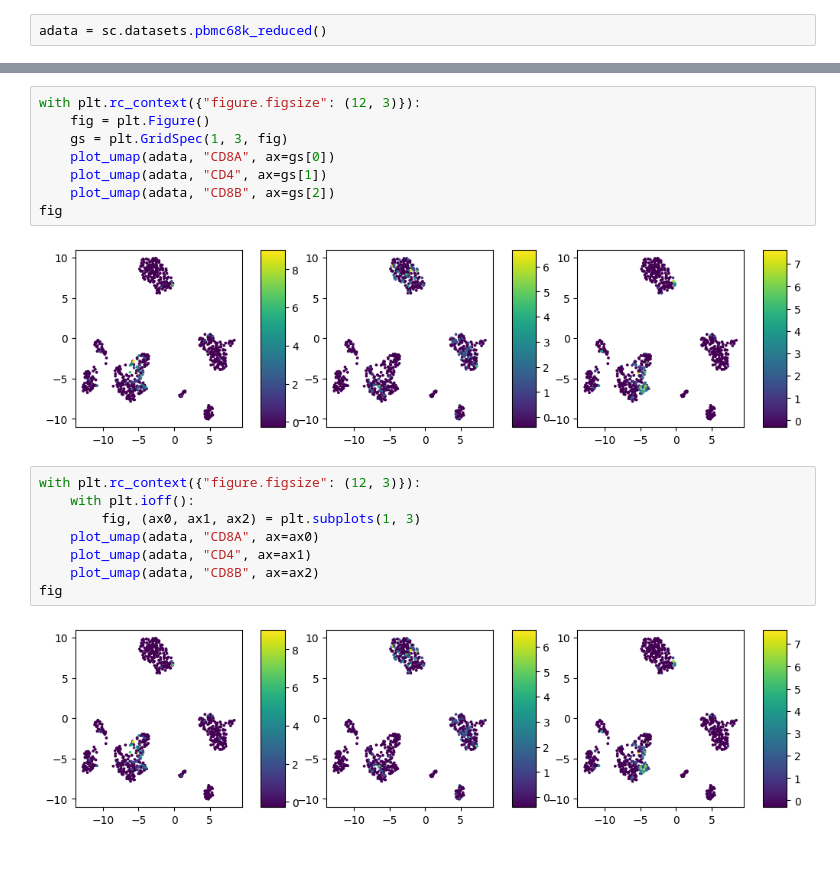
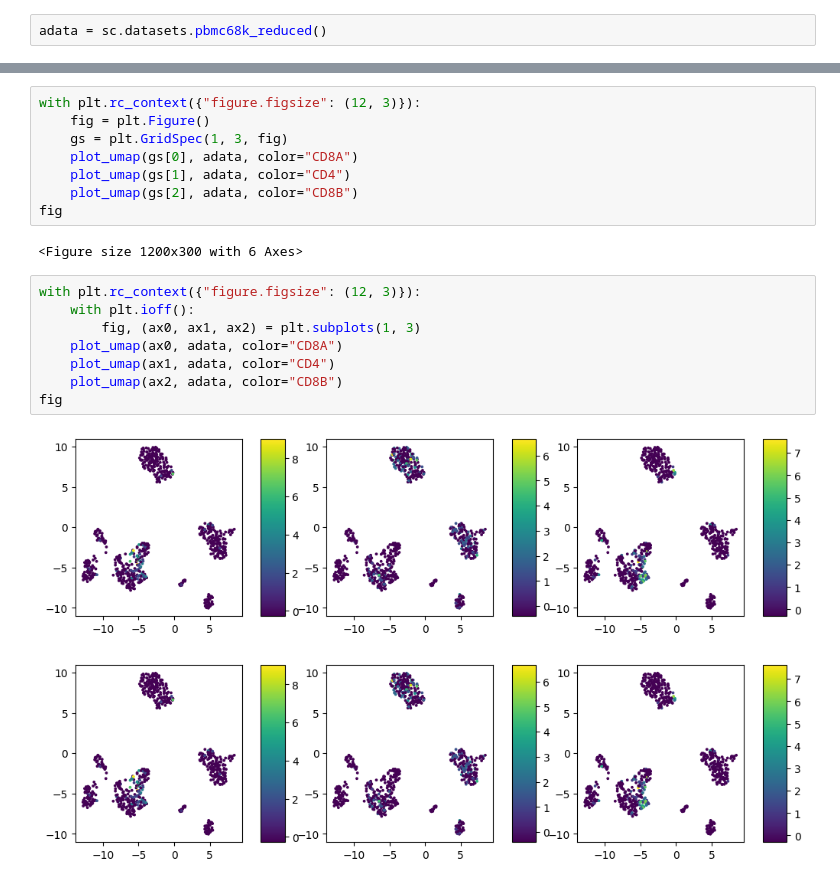
Before and after one commit to scverse/plotting_api, a Jupyter notebook: src/test.ipynb, the cells around one changed output, grey strips where cells are left out. Cells and saved outputs as stored; diff of their text form.

```diff
--- a/src/test.ipynb
+++ b/src/test.ipynb
@@ -20,19 +18,20 @@ plot_umap(adata, "CD8A")
 with plt.rc_context({"figure.figsize": (12, 3)}):
     fig = plt.Figure()
     gs = plt.GridSpec(1, 3, fig)
-    plot_umap(adata, "CD8A", ax=gs[0])
-    plot_umap(adata, "CD4", ax=gs[1])
-    plot_umap(adata, "CD8B", ax=gs[2])
+    plot_umap(gs[0], adata, color="CD8A")
+    plot_umap(gs[1], adata, color="CD4")
+    plot_umap(gs[2], adata, color="CD8B")
 fig
 # %% [output]
-[figure, removed]
+<Figure size 1200x300 with 6 Axes>
 # %%
 with plt.rc_context({"figure.figsize": (12, 3)}):
     with plt.ioff():
         fig, (ax0, ax1, ax2) = plt.subplots(1, 3)
-    plot_umap(adata, "CD8A", ax=ax0)
-    plot_umap(adata, "CD4", ax=ax1)
-    plot_umap(adata, "CD8B", ax=ax2)
+    plot_umap(ax0, adata, color="CD8A")
+    plot_umap(ax1, adata, color="CD4")
+    plot_umap(ax2, adata, color="CD8B")
 fig
 # %% [output]
 [figure]
+[figure, added]
```
Also changed, not shown: parts of 1 cell of this notebook, 3 other files.
